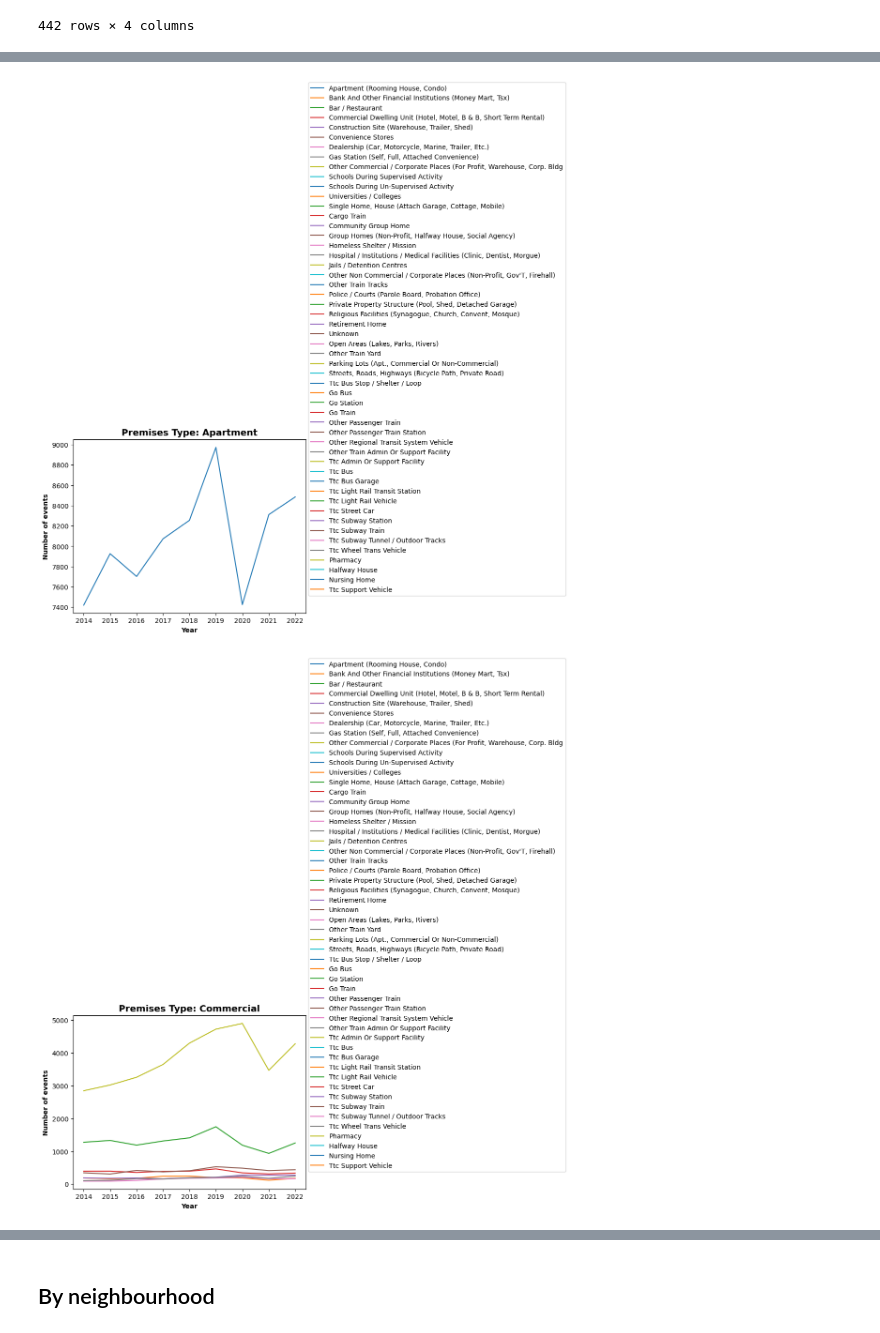
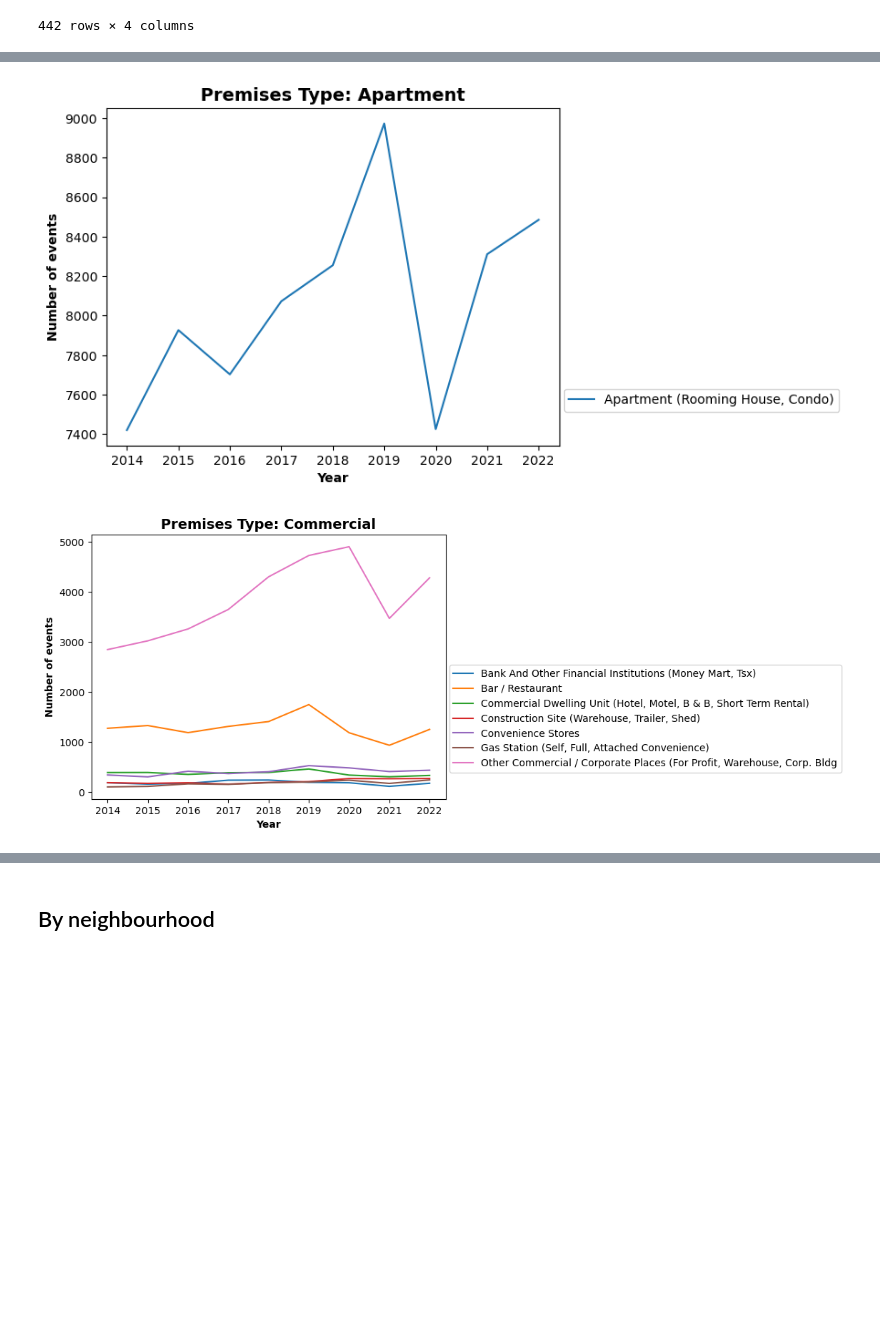
Before and after one commit to fannysigouin/project1, a Jupyter notebook: q5_year_to_year.ipynb, the cells around one changed output, grey strips where cells are left out. Cells and saved outputs as stored; diff of their text form; code cells hidden in the pictures; blank space fills up the shorter version.

Commit message:
change location viz to render by premises type

```diff
--- a/q5_year_to_year.ipynb
+++ b/q5_year_to_year.ipynb
@@ -355,41 +354,52 @@ plt.show()
 # %%
 # Visualize
-min_count = 0
+min_count = 100
 max_count = max(year_loc_count['Number of events']) + 1
 # max_count = 1000
-
+premises = list(year_loc_count['Premises Type'].unique())
 # one category for each plot
 for prem in premises:
     this_data = year_loc_count.loc[year_loc_count['Premises Type'] == prem]
+
+    locations = list(this_data['Location Type'].unique())
 
     for location in locations:
         this_loc_data = this_data.loc[this_data['Location Type'] == location]
 
         if any(this_loc_data['Number of events'] < min_count):
             continue
         elif any(this_loc_data['Number of events'] > max_count):
             continue
         else:
             # add this offence to plot
             plt.plot(
                 this_loc_data['Year'],
                 this_loc_data['Number of events'],
-                label=location,
-                clip_on = False
+                label=location
             )
-    plt.legend(loc=(1.01, 0.1))
+        # plt.plot(
+        #     this_loc_data['Year'],
+        #     this_loc_data['Number of events'],
+        #     label=location
+        # )
+    # plt.ylim(
+    #     max([100, min(this_data['Number of events'])-50]),
+    #     max(this_data['Number of events']) + 50
+    # )
+
 
 
 
     # Add some text for labels, title and custom x-axis tick labels, etc.
+    plt.legend(loc=(1.01, 0.1))
     plt.title(
         'Premises Type: ' + prem,
         fontdict={'weight': 700, 'size': 14}
     )
     plt.xlabel('Year', fontdict={'weight': 700})
     plt.ylabel('Number of events', fontdict={'weight': 700})
 
     plt.show()
 # %% [output]
-[figure, old version]
+[figure, new version]
-[figure, old version]
+[figure, new version]
```
Also changed, not shown: parts of 4 cells of this notebook.
